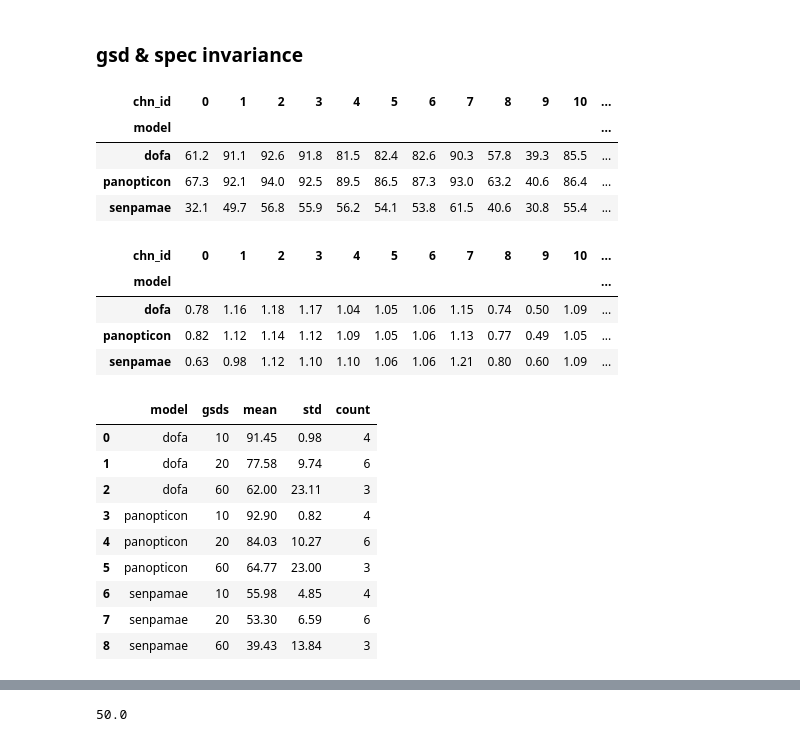
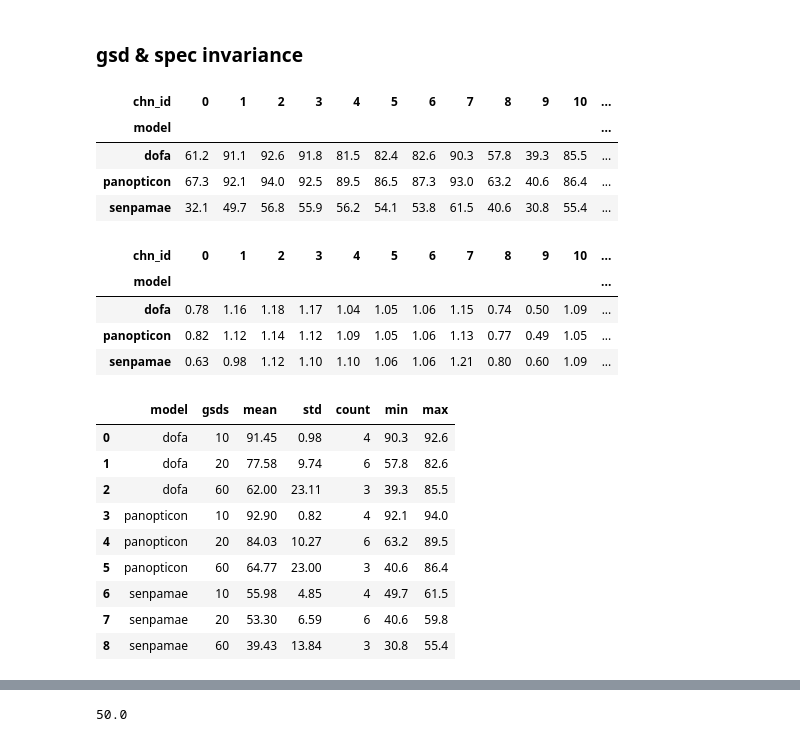
Before and after one commit to geobreeze/geobreeze, a Jupyter notebook: gb.ipynb, the cells around one changed output, grey strips where cells are left out. Cells and saved outputs as stored; diff of their text form; code cells hidden in the pictures.

```diff
--- a/gb.ipynb
+++ b/gb.ipynb
@@ -2880,41 +3259,41 @@ if collect:
     collect_csv(p)
 df = pd.read_csv(os.path.join(p,'results.csv')).drop(columns=['Unnamed: 0'])
 
 
 df = df[df['metric'] == metric]
 df['model'] = df['relpath'].apply(lambda x: x.split('/')[0])
 df['val'] = round(df['val']*100, 1)
 df['chn_id'] = df['relpath'].apply(lambda x: int(x.split('/')[2].removeprefix('[').removesuffix(']')))
 df = df.groupby(['model','chn_id'])['val'].agg(['max']).reset_index()
 # display(df)
 
 
 display(df.pivot(index='model', columns='chn_id', values='max'))
 display(round(df.pivot(index='model', columns='chn_id', values='max') / df.pivot(index='model', columns='chn_id', values='max').mean(axis=1).values[:,None], 2))
 
 bands = load_ds_cfg('m-eurosat')['bands']
 gsds = [b['GSD'] for b in bands]
 
 df['gsds'] = df['chn_id'].apply(lambda x: gsds[x])
-round(df.groupby(['model','gsds'])['max'].agg(['mean','std','count']).reset_index(), 2)
+round(df.groupby(['model','gsds'])['max'].agg(['mean','std','count','min','max']).reset_index(), 2)
 # %% [output]
 | chn_id | 0 | 1 | 2 | 3 | 4 | 5 | 6 | 7 | 8 | 9 | 10 | ... |
 | model |  |  |  |  |  |  |  |  |  |  |  | ... |
 | dofa | 61.2 | 91.1 | 92.6 | 91.8 | 81.5 | 82.4 | 82.6 | 90.3 | 57.8 | 39.3 | 85.5 | ... |
 | panopticon | 67.3 | 92.1 | 94.0 | 92.5 | 89.5 | 86.5 | 87.3 | 93.0 | 63.2 | 40.6 | 86.4 | ... |
 | senpamae | 32.1 | 49.7 | 56.8 | 55.9 | 56.2 | 54.1 | 53.8 | 61.5 | 40.6 | 30.8 | 55.4 | ... |
 | chn_id | 0 | 1 | 2 | 3 | 4 | 5 | 6 | 7 | 8 | 9 | 10 | ... |
 | model |  |  |  |  |  |  |  |  |  |  |  | ... |
 | dofa | 0.78 | 1.16 | 1.18 | 1.17 | 1.04 | 1.05 | 1.06 | 1.15 | 0.74 | 0.50 | 1.09 | ... |
 | panopticon | 0.82 | 1.12 | 1.14 | 1.12 | 1.09 | 1.05 | 1.06 | 1.13 | 0.77 | 0.49 | 1.05 | ... |
 | senpamae | 0.63 | 0.98 | 1.12 | 1.10 | 1.10 | 1.06 | 1.06 | 1.21 | 0.80 | 0.60 | 1.09 | ... |
-|  | model | gsds | mean | std | count |
-| 0 | dofa | 10 | 91.45 | 0.98 | 4 |
-| 1 | dofa | 20 | 77.58 | 9.74 | 6 |
-| 2 | dofa | 60 | 62.00 | 23.11 | 3 |
-| 3 | panopticon | 10 | 92.90 | 0.82 | 4 |
-| 4 | panopticon | 20 | 84.03 | 10.27 | 6 |
-| 5 | panopticon | 60 | 64.77 | 23.00 | 3 |
-| 6 | senpamae | 10 | 55.98 | 4.85 | 4 |
-| 7 | senpamae | 20 | 53.30 | 6.59 | 6 |
-| 8 | senpamae | 60 | 39.43 | 13.84 | 3 |
+|  | model | gsds | mean | std | count | min | max |
+| 0 | dofa | 10 | 91.45 | 0.98 | 4 | 90.3 | 92.6 |
+| 1 | dofa | 20 | 77.58 | 9.74 | 6 | 57.8 | 82.6 |
+| 2 | dofa | 60 | 62.00 | 23.11 | 3 | 39.3 | 85.5 |
+| 3 | panopticon | 10 | 92.90 | 0.82 | 4 | 92.1 | 94.0 |
+| 4 | panopticon | 20 | 84.03 | 10.27 | 6 | 63.2 | 89.5 |
+| 5 | panopticon | 60 | 64.77 | 23.00 | 3 | 40.6 | 86.4 |
+| 6 | senpamae | 10 | 55.98 | 4.85 | 4 | 49.7 | 61.5 |
+| 7 | senpamae | 20 | 53.30 | 6.59 | 6 | 40.6 | 59.8 |
+| 8 | senpamae | 60 | 39.43 | 13.84 | 3 | 30.8 | 55.4 |
```
Also changed, not shown: parts of 19 cells of this notebook, 15 other files.
